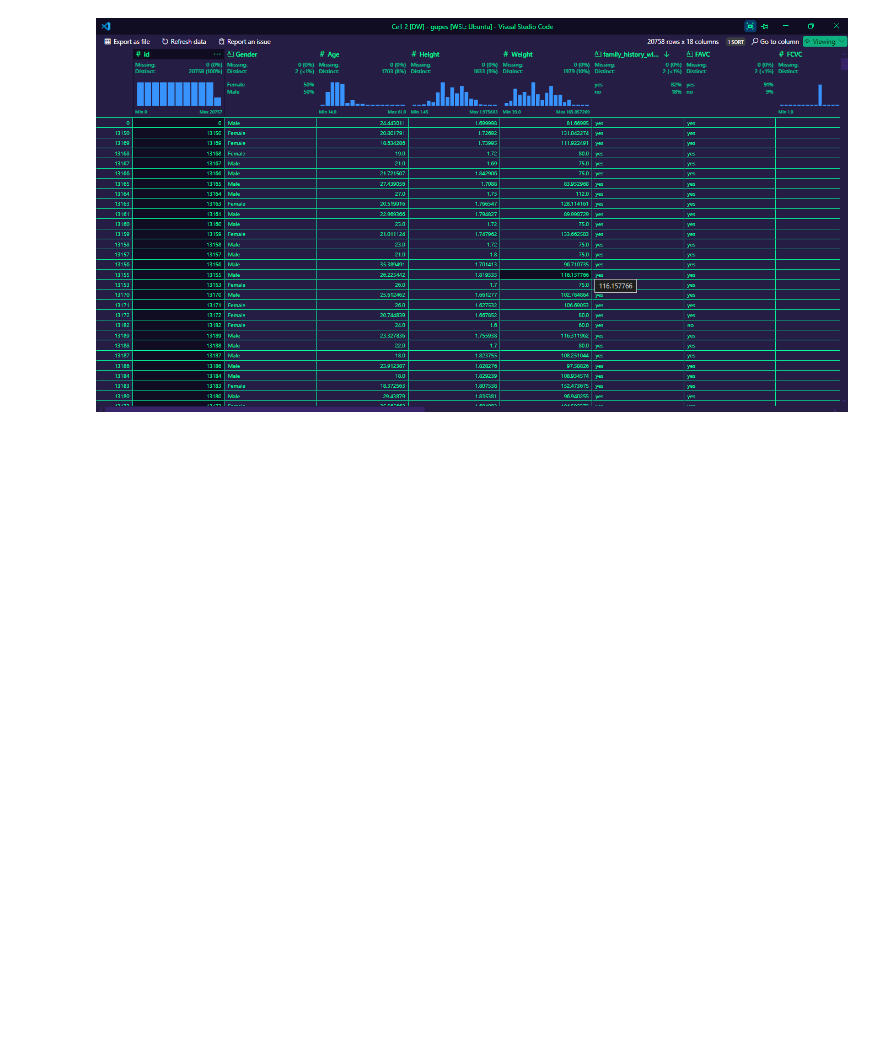
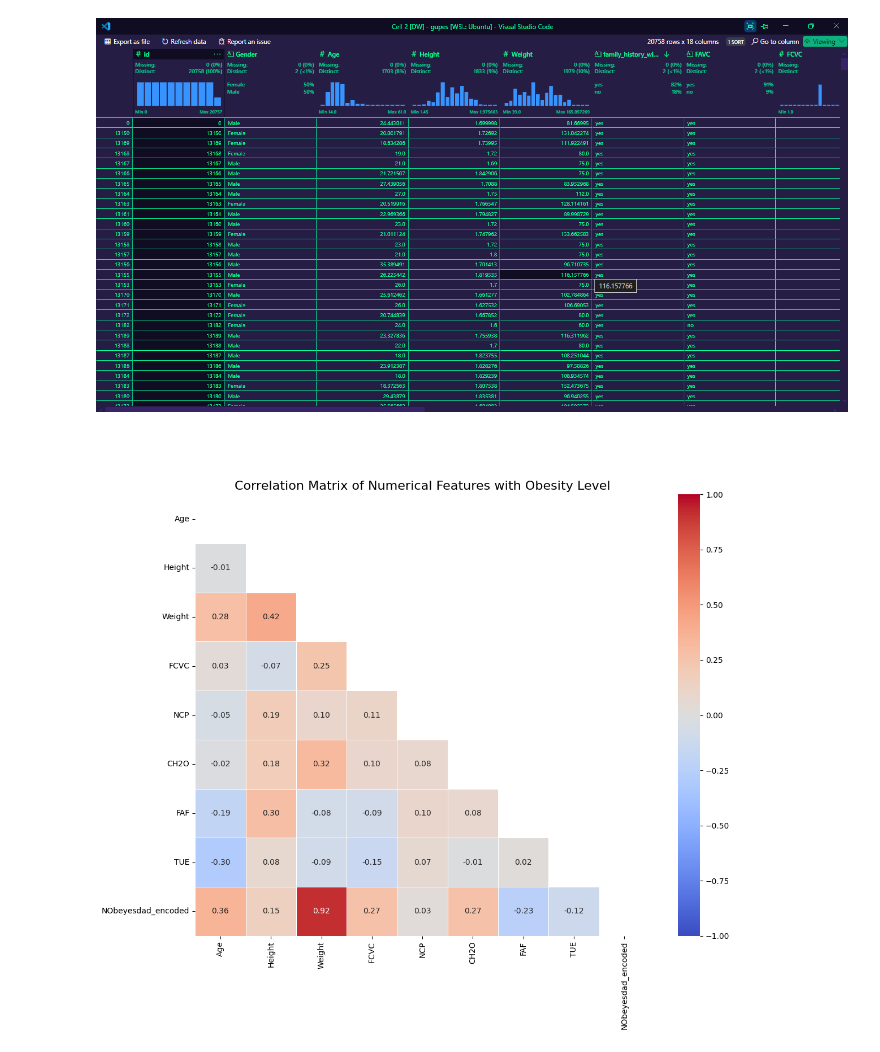
Before and after one commit to gupessanha/Data-Mining, a Jupyter notebook: T1/trab.ipynb, the cells around one changed output. Cells and saved outputs as stored; diff of their text form; code cells hidden in the pictures; blank space fills up the shorter version.

```diff
--- a/T1/trab.ipynb
+++ b/T1/trab.ipynb
@@ -62,2 +125,39 @@ Os histogramas de variáveis numéricas foram feitos pela extesão data wrangler
 # %% [markdown]
 ![image.png](attachment:image.png)
+# %% [markdown]
+#
+# %%
+# Create a copy of the dataframe to avoid modifying the original
+df_corr = data.copy()
+
+# Encode the target variable (NObeyesdad)
+target_mapping = {
+    'Insufficient_Weight': 0,
+    'Normal_Weight': 1,
+    'Overweight_Level_I': 2,
+    'Overweight_Level_II': 3,
+    'Obesity_Type_I': 4,
+    'Obesity_Type_II': 5,
+    'Obesity_Type_III': 6
+}
+df_corr['NObeyesdad_encoded'] = df_corr['NObeyesdad'].map(target_mapping)
+
+# Convert other categorical variables to dummy variables
+categorical_cols = ['Gender', 'family_history_with_overweight', 'FAVC', 'CAEC', 'SMOKE', 'SCC', 'CALC', 'MTRANS']
+df_encoded = pd.get_dummies(df_corr, columns=categorical_cols, drop_first=True)
+
+# Select only numerical columns for correlation
+numeric_cols = ['Age', 'Height', 'Weight', 'FCVC', 'NCP', 'CH2O', 'FAF', 'TUE', 'NObeyesdad_encoded']
+corr_matrix = df_encoded[numeric_cols].corr()
+
+# Create a figure
+plt.pyplot.figure(figsize=(12, 10))
+
+# Create a heatmap
+mask = np.triu(np.ones_like(corr_matrix, dtype=bool))
+heatmap = sns.heatmap(corr_matrix, mask=mask, annot=True, cmap='coolwarm', fmt='.2f',
+                      linewidths=0.5, vmin=-1, vmax=1)
+plt.pyplot.title('Correlation Matrix of Numerical Features with Obesity Level', fontsize=16)
+plt.pyplot.tight_layout()
+# %% [output]
+[figure, added]
```
Also changed, not shown: parts of 9 cells of this notebook.
